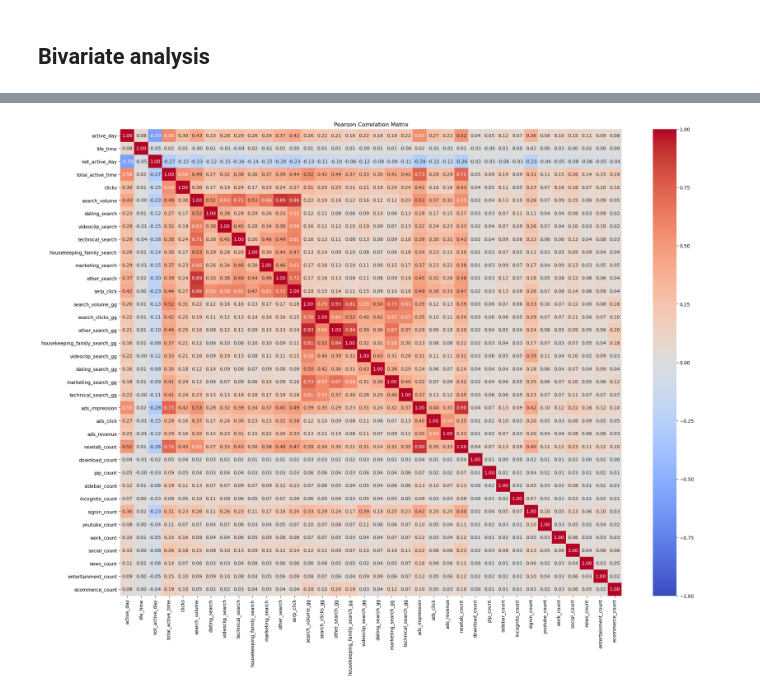
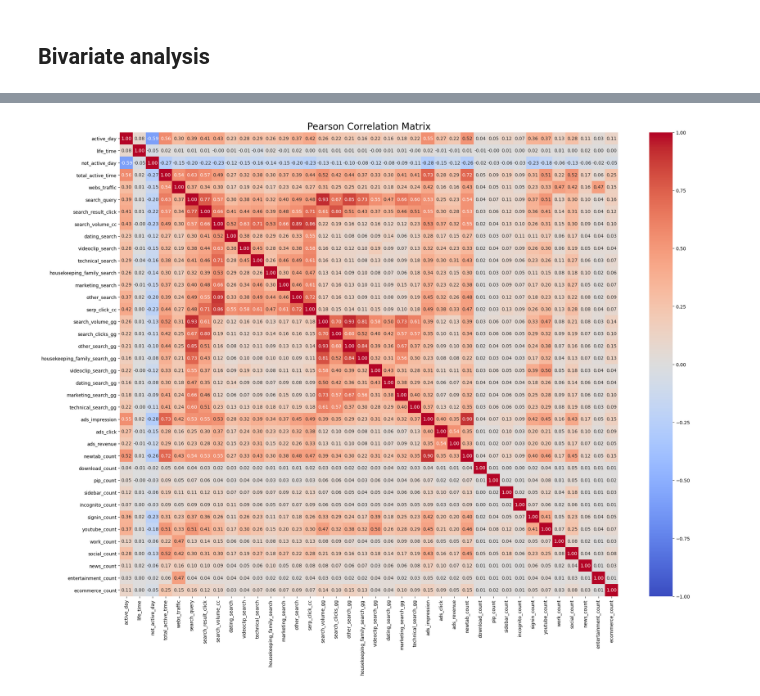
Before and after one commit to natalie283/user-churn-prediction, a Jupyter notebook: notebooks/EDA.ipynb, the cells around one changed output, grey strips where cells are left out. Saved outputs shown, nothing was run; the diff lists cells and outputs as text; code cells hidden in the pictures.

```diff
--- a/notebooks/EDA.ipynb
+++ b/notebooks/EDA.ipynb
@@ -12,7 +12,7 @@ import numpy as np
 # %% [markdown]
 ### 2. Import data & data checking
 # %%
-df = pd.read_csv('desktop_data.csv')
+df = pd.read_csv('/Users/natalie/Desktop/DS Thesis/Code/data/desktop_data_n.csv')
 df.head()
 # %% [output]
 |  | browser_id | churn_user | browser_id_hash | os_name | age_group | gender | country | region | province_type | ... |
@@ -142,6 +117,4 @@ dtype: int64
 # %%
-import pandas as pd
-
 # Define categorical variables
 categorical_cols = ['churn_user', 'os_name', 'age_group', 'gender', 'country', 'region', 'province_type', 'province']
 
@@ -149,12 +122,20 @@ categorical_cols = ['churn_user', 'os_name', 'age_group', 'gender', 'country', '
 for col in categorical_cols:
     df[col] = df[col].astype('category')
 
+df.rename(columns={'search_volume': 'search_volume_cc'}, inplace=True)
+df.rename(columns={'serp_click': 'serp_click_cc'}, inplace=True)
+
+df['search_query'] = df['search_volume_gg'] + df['search_volume_cc']
+df['search_result_click'] = df['search_clicks_gg'] + df['serp_click_cc']
+
+df.rename(columns={'clicks': 'webs_traffic'}, inplace=True)
+
 # Ensure numerical variables are in the correct format
 numerical_cols = ['active_day', 'life_time',
-       'not_active_day', 'total_active_time', 'clicks', 'search_volume',
+       'not_active_day', 'total_active_time', 'webs_traffic', 'search_query', 'search_result_click', 'search_volume_cc',
        'dating_search', 'videoclip_search', 'technical_search',
        'housekeeping_family_search', 'marketing_search', 'other_search',
-       'serp_click', 'search_volume_gg', 'search_clicks_gg', 'other_search_gg',
+       'serp_click_cc', 'search_volume_gg', 'search_clicks_gg', 'other_search_gg',
        'housekeeping_family_search_gg', 'videoclip_search_gg',
        'dating_search_gg', 'marketing_search_gg', 'technical_search_gg',
        'ads_impression', 'ads_click', 'ads_revenue', 'newtab_count',
@@ -399,12 +406,12 @@ print("Pearson Correlation:\n", pearson_corr)
 # %%
 
 # Visualizing Pearson Correlation
 plt.figure(figsize=(24, 18))
 sns.heatmap(pearson_corr, annot=True, fmt=".2f", cmap='coolwarm', vmin=-1, vmax=1)
-plt.title('Pearson Correlation Matrix')
+plt.title('Pearson Correlation Matrix', fontsize=20)
 plt.show()
 # %% [output]
-[figure, old version]
+[figure, new version]
 # %%
 # Change proper data types
 df[['browser_id_hash', 'is_exist', 'is_sign_in']] = df[['browser_id_hash', 'is_exist', 'is_sign_in']].astype('object')
```
Also changed, not shown: parts of 18 cells of this notebook.
